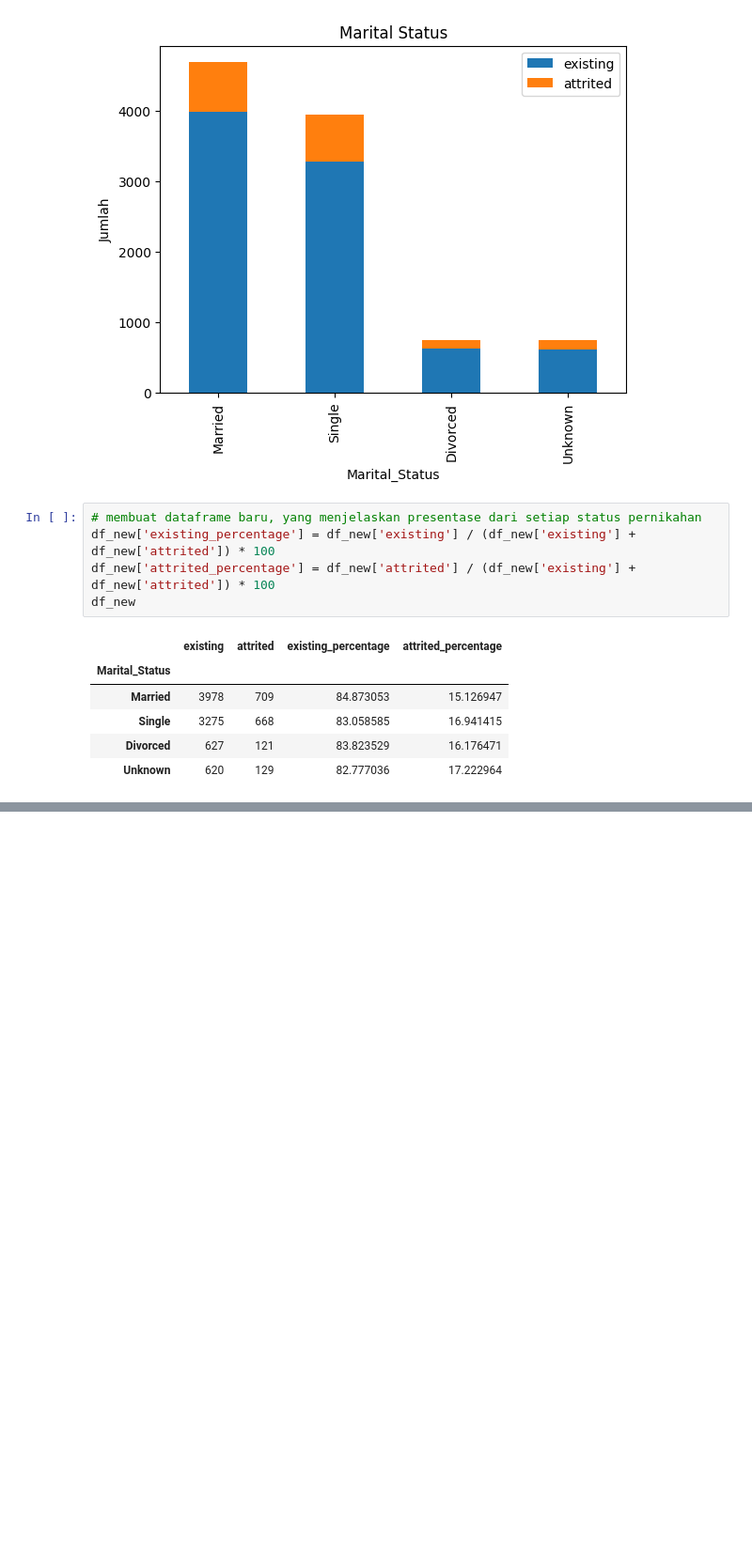
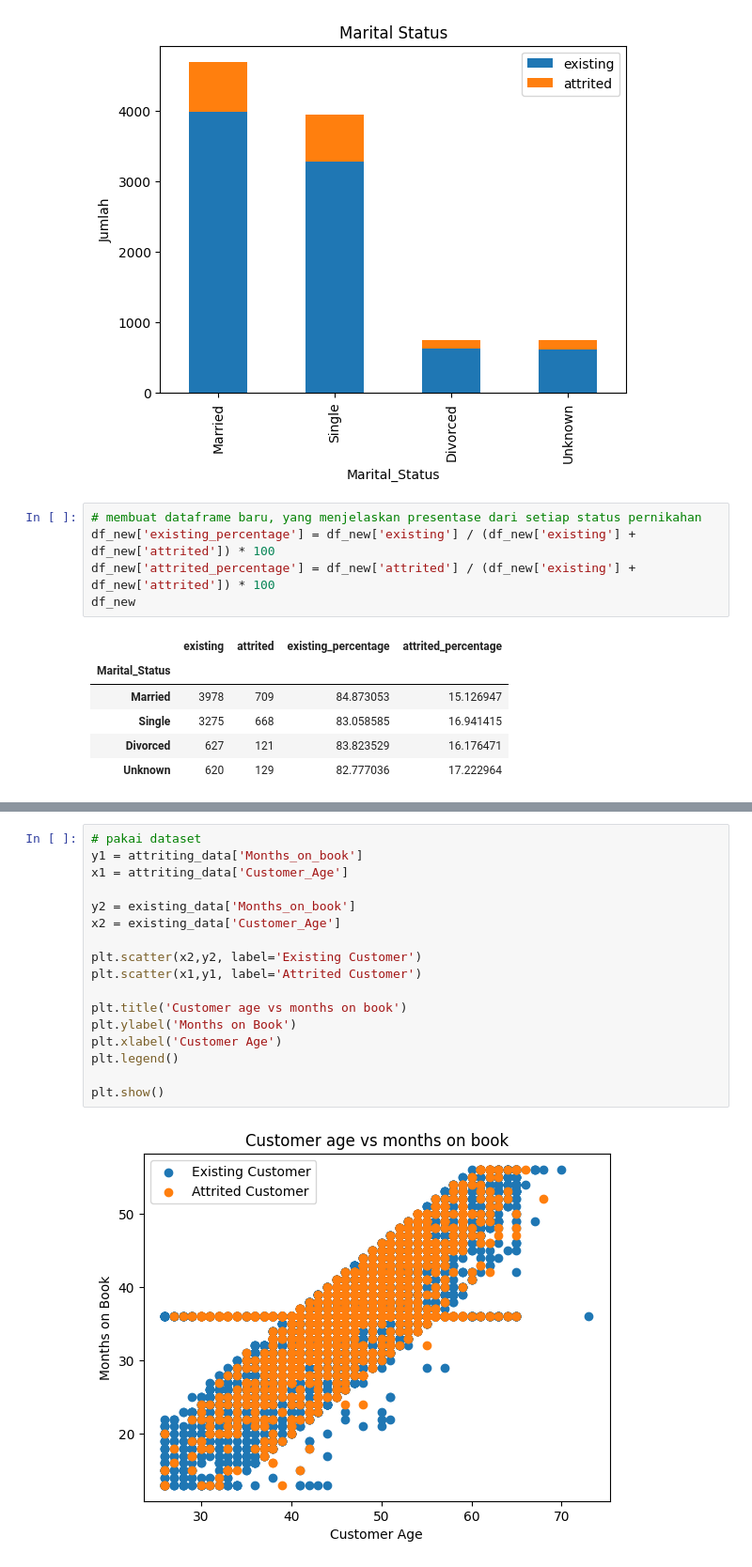
Before and after one commit to aliifam/ppd, a Jupyter notebook: ppd/pekan3/eda.ipynb, the cells around one changed output, grey strips where cells are left out. Shown at 94% size. Cells and saved outputs as stored; diff of their text form; blank space fills up the shorter version.

```diff
--- a/ppd/pekan3/eda.ipynb
+++ b/ppd/pekan3/eda.ipynb
@@ -168,0 +211,19 @@ df_new
+# %%
+# pakai dataset
+y1 = attriting_data['Months_on_book']
+x1 = attriting_data['Customer_Age']
+
+y2 = existing_data['Months_on_book']
+x2 = existing_data['Customer_Age']
+
+plt.scatter(x2,y2, label='Existing Customer')
+plt.scatter(x1,y1, label='Attrited Customer')
+
+plt.title('Customer age vs months on book')
+plt.ylabel('Months on Book')
+plt.xlabel('Customer Age')
+plt.legend()
+
+plt.show()
+# %% [output]
+[figure, added]
```
Also changed, not shown: parts of 7 cells of this notebook.
